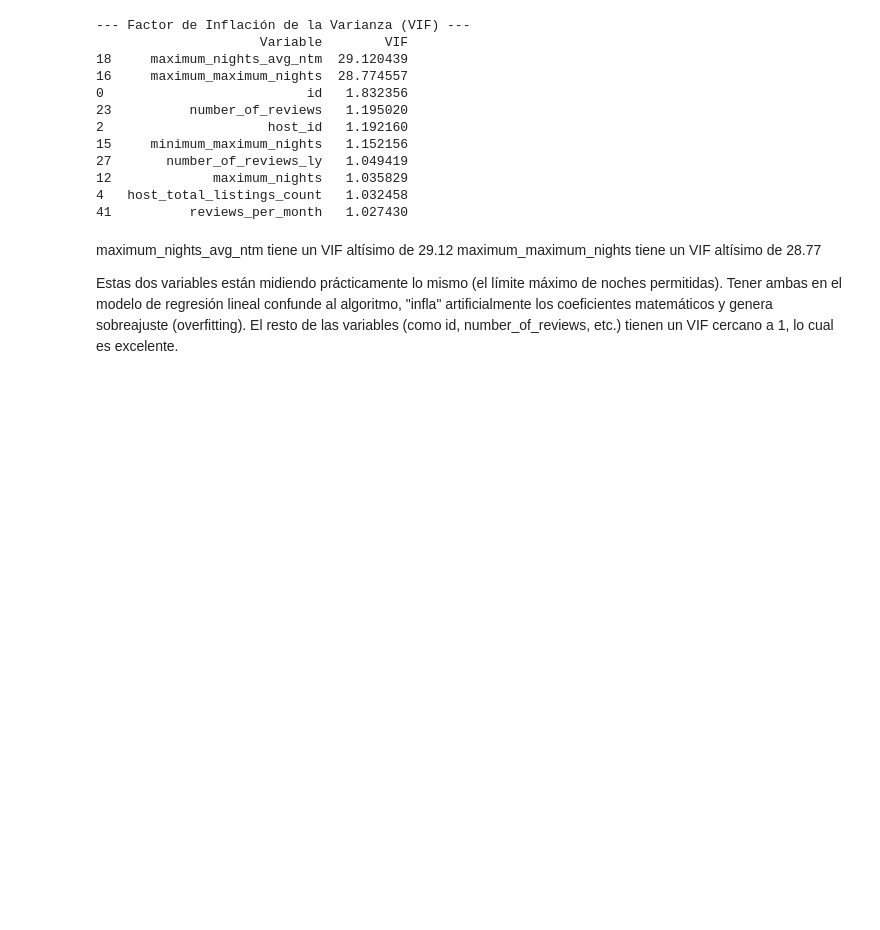
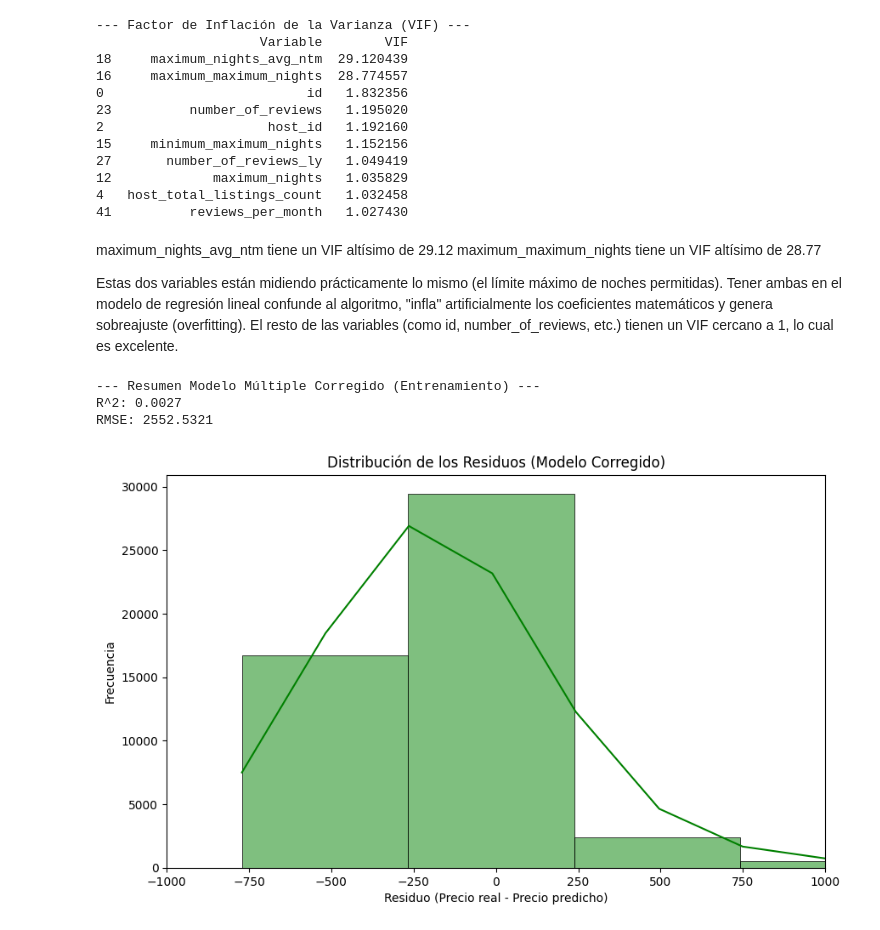
Before and after one commit to Palasuwu/Lab3, a Jupyter notebook: avances.ipynb, the cells around one changed output. Drawn from its saved outputs; the diff is of its cells as text; code cells hidden in the pictures; blank space fills up the shorter version.

Commit message:
modelo corregido

```diff
--- a/avances.ipynb
+++ b/avances.ipynb
@@ -251,3 +251,35 @@ maximum_nights_avg_ntm tiene un VIF altísimo de 29.12
 maximum_maximum_nights tiene un VIF altísimo de 28.77
 
 Estas dos variables están midiendo prácticamente lo mismo (el límite máximo de noches permitidas). Tener ambas en el modelo de regresión lineal confunde al algoritmo, "infla" artificialmente los coeficientes matemáticos y genera sobreajuste (overfitting). El resto de las variables (como id, number_of_reviews, etc.) tienen un VIF cercano a 1, lo cual es excelente.
+# %%
+# --- PASO 10: MODELO CORREGIDO SIN MULTICOLINEALIDAD ---
+# Eliminamos la variable que causa el sobreajuste (la de VIF más alto)
+columnas_a_eliminar = ['maximum_nights_avg_ntm','maximum_maximum_nights'] # Estas son las que tenían VIF altísimo
+X_train_corregido = X_train.drop(columns=columnas_a_eliminar)
+X_test_corregido = X_test.drop(columns=columnas_a_eliminar)
+
+# Creamos y entrenamos el nuevo modelo corregido
+modelo_corregido = LinearRegression()
+modelo_corregido.fit(X_train_corregido, y_train)
+
+# Hacemos las predicciones
+predicciones_corregido = modelo_corregido.predict(X_train_corregido)
+
+print("--- Resumen Modelo Múltiple Corregido (Entrenamiento) ---")
+print(f"R^2: {r2_score(y_train, predicciones_corregido):.4f}")
+print(f"RMSE: {mean_squared_error(y_train, predicciones_corregido) ** 0.5:.4f}")
+
+# Gráfica de Residuos del modelo corregido
+residuos_corregido = y_train - predicciones_corregido
+plt.figure(figsize=(10, 6))
+sns.histplot(residuos_corregido, bins=100, kde=True, color='green')
+plt.title('Distribución de los Residuos (Modelo Corregido)')
+plt.xlabel('Residuo (Precio real - Precio predicho)')
+plt.ylabel('Frecuencia')
+plt.xlim(-1000, 1000)
+plt.show()
+# %% [output]
+--- Resumen Modelo Múltiple Corregido (Entrenamiento) ---
+R^2: 0.0027
+RMSE: 2552.5321
+[figure, added]
```
Also changed, not shown: parts of 2 cells of this notebook.
